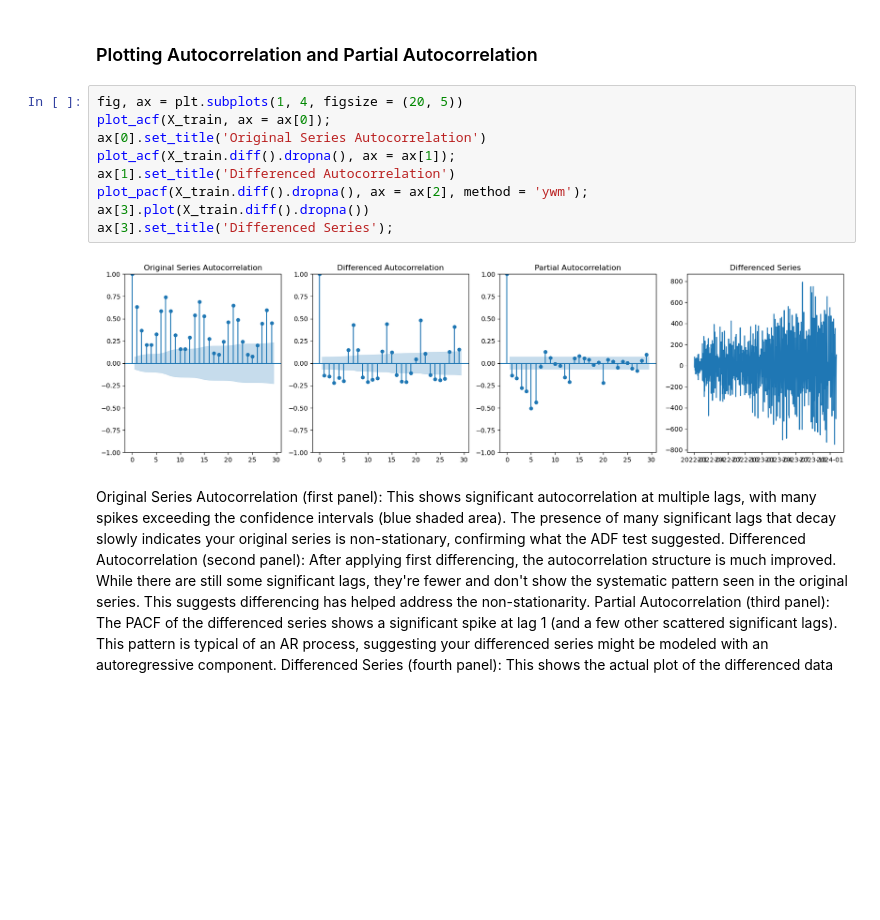
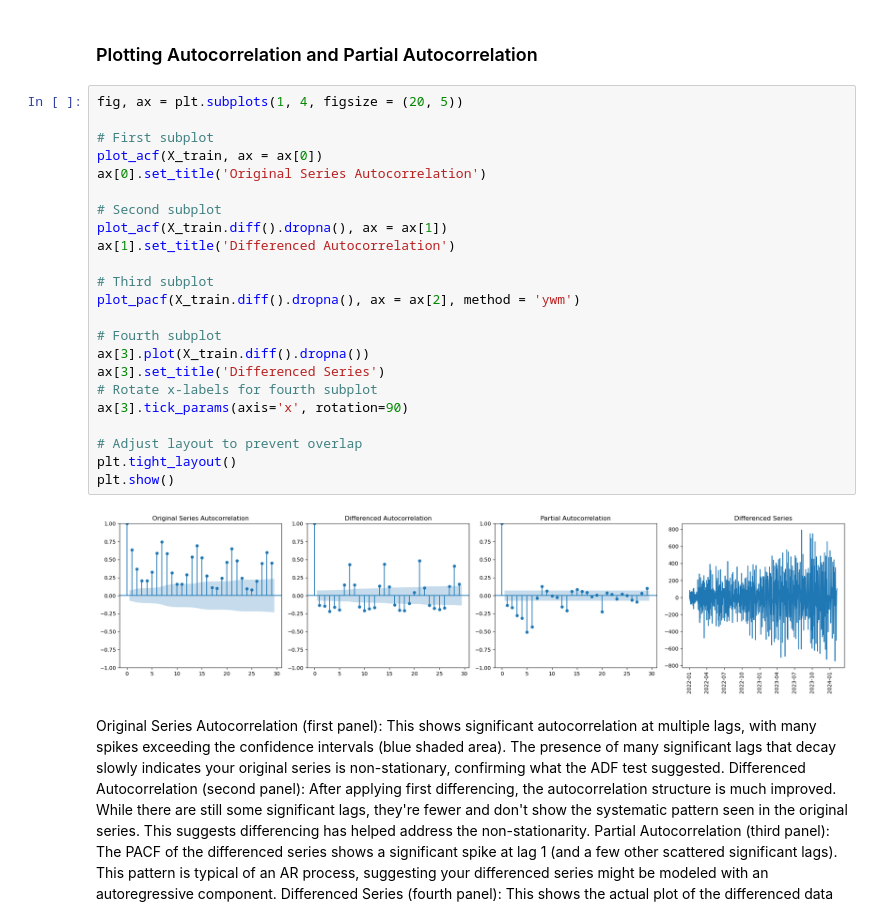
Before and after one commit to elmunoz42/sbcc-ev-charging-stations, a Jupyter notebook: data-analysis-days.ipynb, the cells around one changed output. Drawn from its saved outputs; the diff is of its cells as text; blank space fills up the shorter version.

```diff
--- a/data-analysis-days.ipynb
+++ b/data-analysis-days.ipynb
@@ -465,15 +520,29 @@ Critical Values: Your ADF statistic (-2.438) is:
 ### Plotting Autocorrelation and Partial Autocorrelation
 # %%
 fig, ax = plt.subplots(1, 4, figsize = (20, 5))
-plot_acf(X_train, ax = ax[0]);
+
+# First subplot
+plot_acf(X_train, ax = ax[0])
 ax[0].set_title('Original Series Autocorrelation')
-plot_acf(X_train.diff().dropna(), ax = ax[1]);
+
+# Second subplot
+plot_acf(X_train.diff().dropna(), ax = ax[1])
 ax[1].set_title('Differenced Autocorrelation')
-plot_pacf(X_train.diff().dropna(), ax = ax[2], method = 'ywm');
+
+# Third subplot
+plot_pacf(X_train.diff().dropna(), ax = ax[2], method = 'ywm')
+
+# Fourth subplot
 ax[3].plot(X_train.diff().dropna())
-ax[3].set_title('Differenced Series');
+ax[3].set_title('Differenced Series')
+# Rotate x-labels for fourth subplot
+ax[3].tick_params(axis='x', rotation=90)
+
+# Adjust layout to prevent overlap
+plt.tight_layout()
+plt.show()
 # %% [output]
-[figure, old version]
+[figure, new version]
 # %% [markdown]
 Original Series Autocorrelation (first panel):
 This shows significant autocorrelation at multiple lags, with many spikes exceeding the confidence intervals (blue shaded area). The presence of many significant lags that decay slowly indicates your original series is non-stationary, confirming what the ADF test suggested.
```
Also changed, not shown: parts of 3 cells of this notebook.
